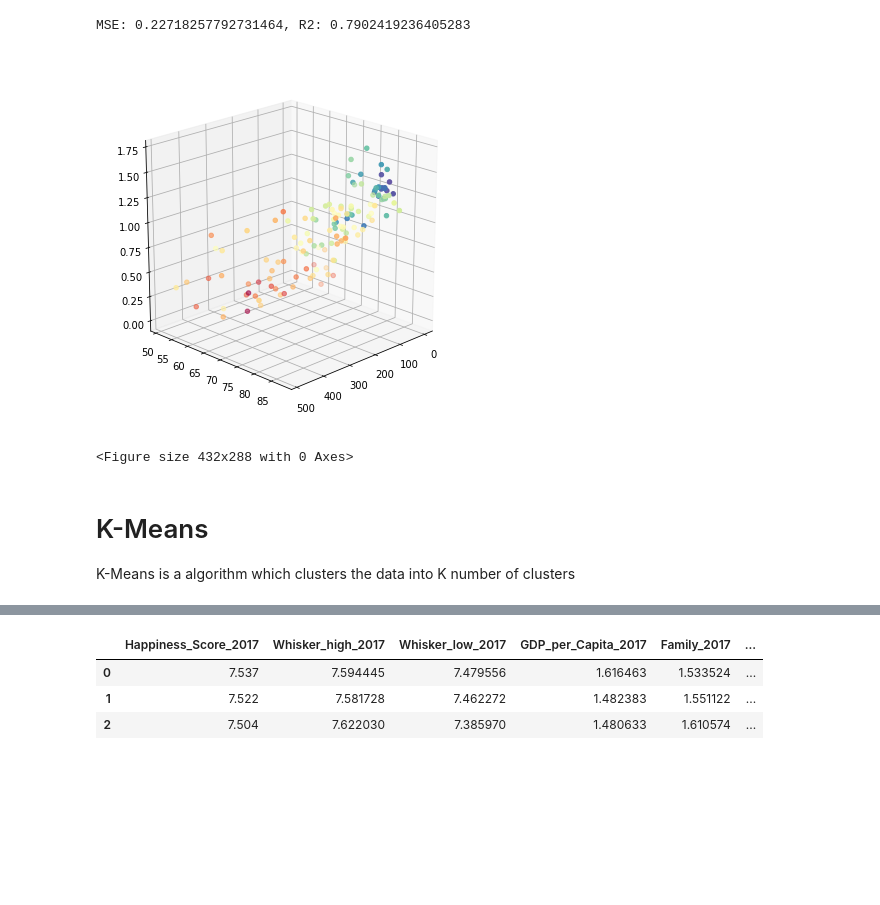
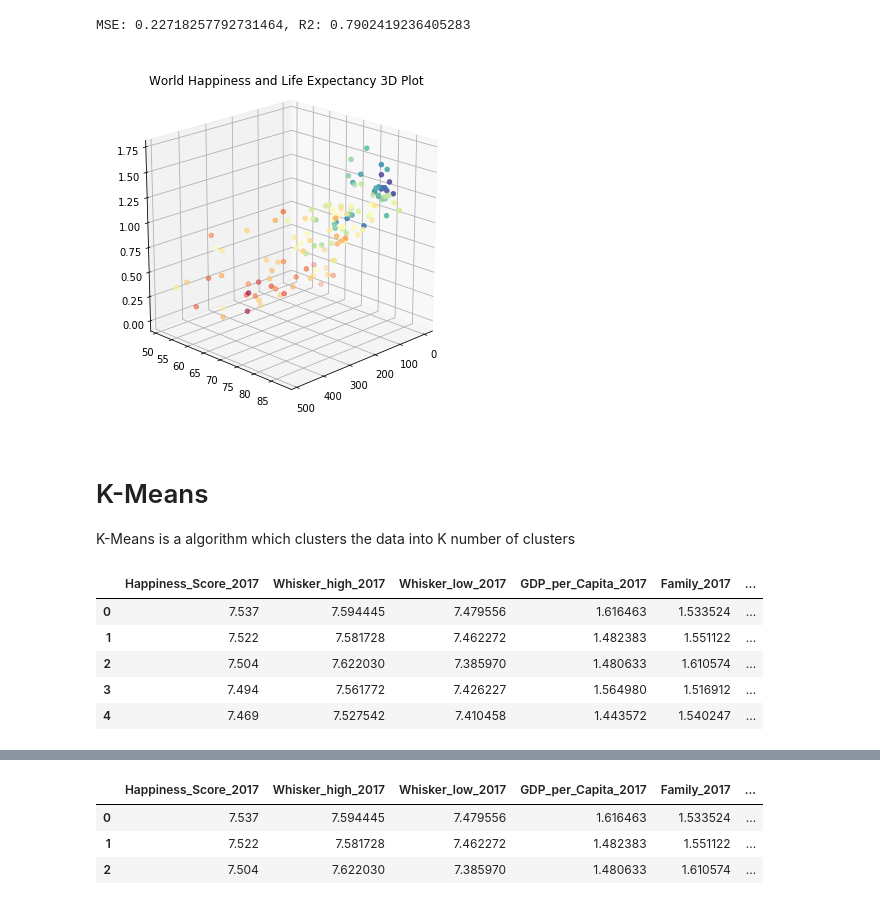
Before and after one commit to xliu510/Happiness, a Jupyter notebook: Import-export-clean-data.ipynb, the cells around one changed output, grey strips where cells are left out. Saved outputs shown, nothing was run; the diff lists cells and outputs as text; code cells hidden in the pictures; blank space fills up the shorter version.

```diff
--- a/Import-export-clean-data.ipynb
+++ b/Import-export-clean-data.ipynb
@@ -261,16 +264,16 @@ MSE: 0.22718257792731464, R2: 0.7902419236405283
 # %%
 # Multiple linier 3D
 X = World_Happiness_Life_Expectancy_df_dropyear[['Adult_Mortality','Life_expectancy','GDP_per_Capita_2015','Family_2015','Health_2015','Freedom_2015','Income']]
 y = World_Happiness_Life_Expectancy_df_dropyear["Happiness_Score_2015"]
 from mpl_toolkits.mplot3d import Axes3D
 fig = plt.figure(1, figsize=(5, 5))
 axes = Axes3D(fig, elev=20, azim=45)
 axes.scatter(X.iloc[:,0], X.iloc[:,1], X.iloc[:,2], c=y, cmap=plt.cm.get_cmap("Spectral"))
+plt.title("World Happiness and Life Expectancy 3D Plot")
+plt.savefig('flask/static/img/World_Happiness_Life_Expectancy_multilinear_3d.png', bbox_inches='tight')
 plt.show()
-plt.savefig('ml-images/World_Happiness_Life_Expectancy_multilinear_3d.png')
 # %% [output]
-[figure, old version]
+[figure, new version]
-<Figure size 432x288 with 0 Axes>
 # %% [markdown]
 # K-Means
 K-Means is a algorithm which clusters the data into K number of clusters
@@ -293,12 +296,20 @@ def Kmeans(x, y):
     km_result=km.fit_predict(y)
     return(km_result)
 # %%
-country=World_Happiness_Report_2017_df[World_Happiness_Report_2017_df.columns[0]]
-data= World_Happiness_Report_2017_df.iloc[:,2:]
+country = World_Happiness_Report_2017_df[World_Happiness_Report_2017_df.columns[0]]
+data = World_Happiness_Report_2017_df.iloc[:,2:]
 def normalizedData(x):
     normalised = StandardScaler()
     normalised.fit_transform(x)
     return(x)
+data.head()
+# %% [output]
+|  | Happiness_Score_2017 | Whisker_high_2017 | Whisker_low_2017 | GDP_per_Capita_2017 | Family_2017 | ... |
+| 0 | 7.537 | 7.594445 | 7.479556 | 1.616463 | 1.533524 | ... |
+| 1 | 7.522 | 7.581728 | 7.462272 | 1.482383 | 1.551122 | ... |
+| 2 | 7.504 | 7.622030 | 7.385970 | 1.480633 | 1.610574 | ... |
+| 3 | 7.494 | 7.561772 | 7.426227 | 1.564980 | 1.516912 | ... |
+| 4 | 7.469 | 7.527542 | 7.410458 | 1.443572 | 1.540247 | ... |
 # %%
 data = normalizedData(data)
 km_result = Kmeans(2,data)
```
Also changed, not shown: parts of 10 cells of this notebook, 14 other files.
